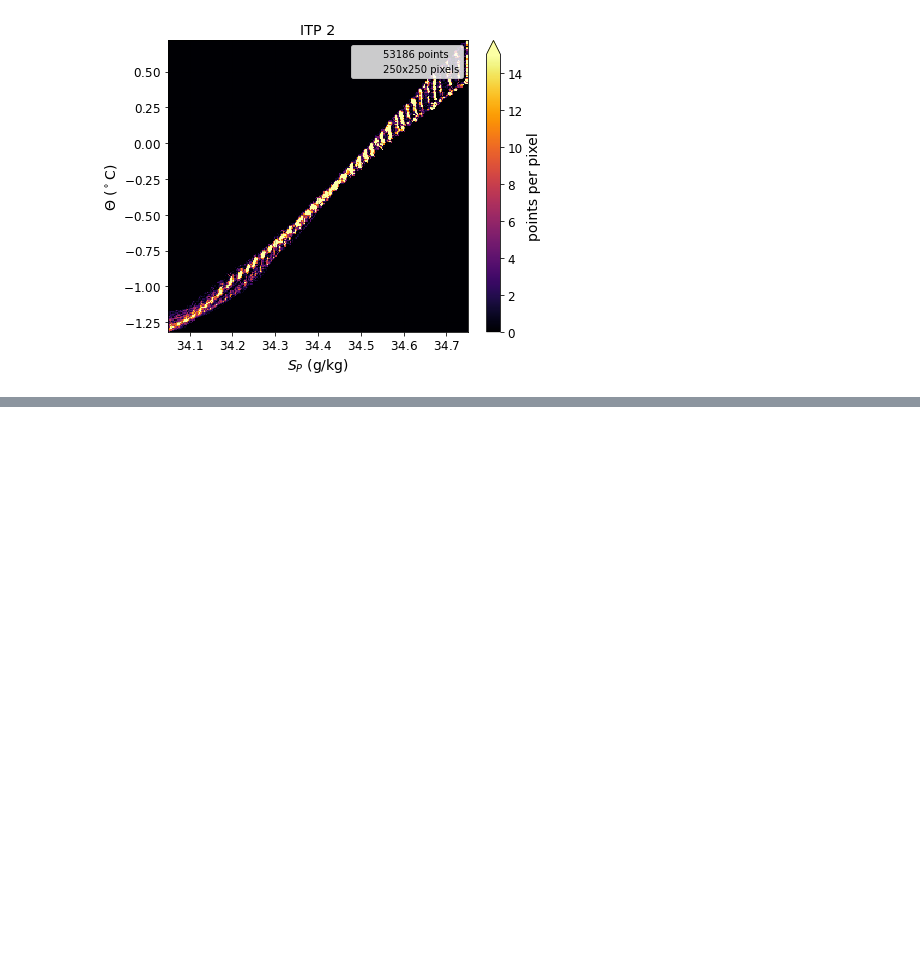
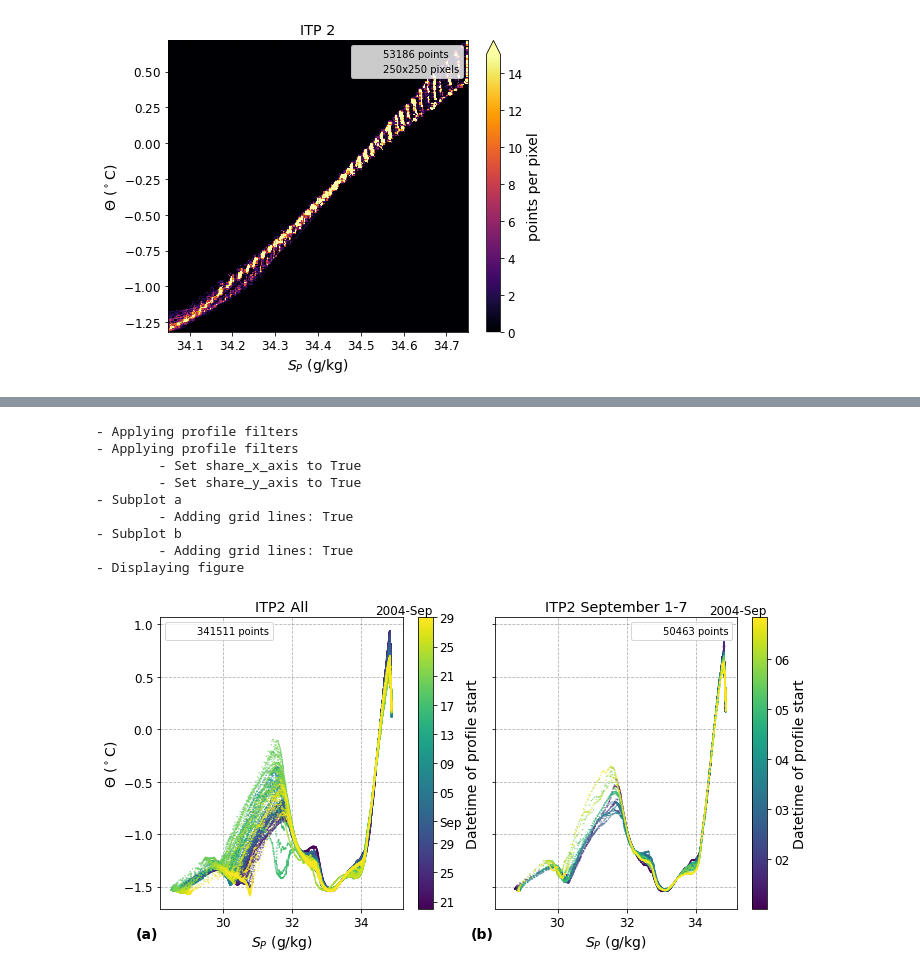
Before and after one commit to JustinTrenchcoat/Staircase_Clustering, a Jupyter notebook: Create_Figures.ipynb, the cells around one changed output, grey strips where cells are left out. Cells and saved outputs as stored; diff of their text form; code cells hidden in the pictures; blank space fills up the shorter version.

```diff
--- a/Create_Figures.ipynb
+++ b/Create_Figures.ipynb
@@ -809,0 +900,26 @@ ahf.make_figure([group_CT_SP_2d_hist])
+# %%
+## Filtering to a specific date range
+# Data Filters
+dfs_0   = ahf.Data_Filters(date_range=None)
+dfs_Sep = ahf.Data_Filters(date_range=['2004/09/01 00:00:00','2004/09/07 00:00:00'])
+# Data Sets
+ds_any_ITP2 = ahf.Data_Set(ITP2_all, dfs_0)
+ds_Sep_ITP2 = ahf.Data_Set(ITP2_all, dfs_Sep)
+# Make the Plot Parameters
+pp_SP_CT = ahf.Plot_Parameters(x_vars=['SP'], y_vars=['CT'], clr_map='dt_start')
+# Make the Analysis Groups
+group_any_ITP2 = ahf.Analysis_Group(ds_any_ITP2, pfs_0, pp_SP_CT, plot_title='ITP2 All')
+group_Sep_ITP2 = ahf.Analysis_Group(ds_Sep_ITP2, pfs_0, pp_SP_CT, plot_title='ITP2 September 1-7')
+# Make the figure
+ahf.make_figure([group_any_ITP2, group_Sep_ITP2])
+# %% [output]
+- Applying profile filters
+- Applying profile filters
+        - Set share_x_axis to True
+        - Set share_y_axis to True
+- Subplot a
+        - Adding grid lines: True
+- Subplot b
+        - Adding grid lines: True
+- Displaying figure
+[figure, added]
```
Also changed, not shown: parts of 13 cells of this notebook, 2 other files.
